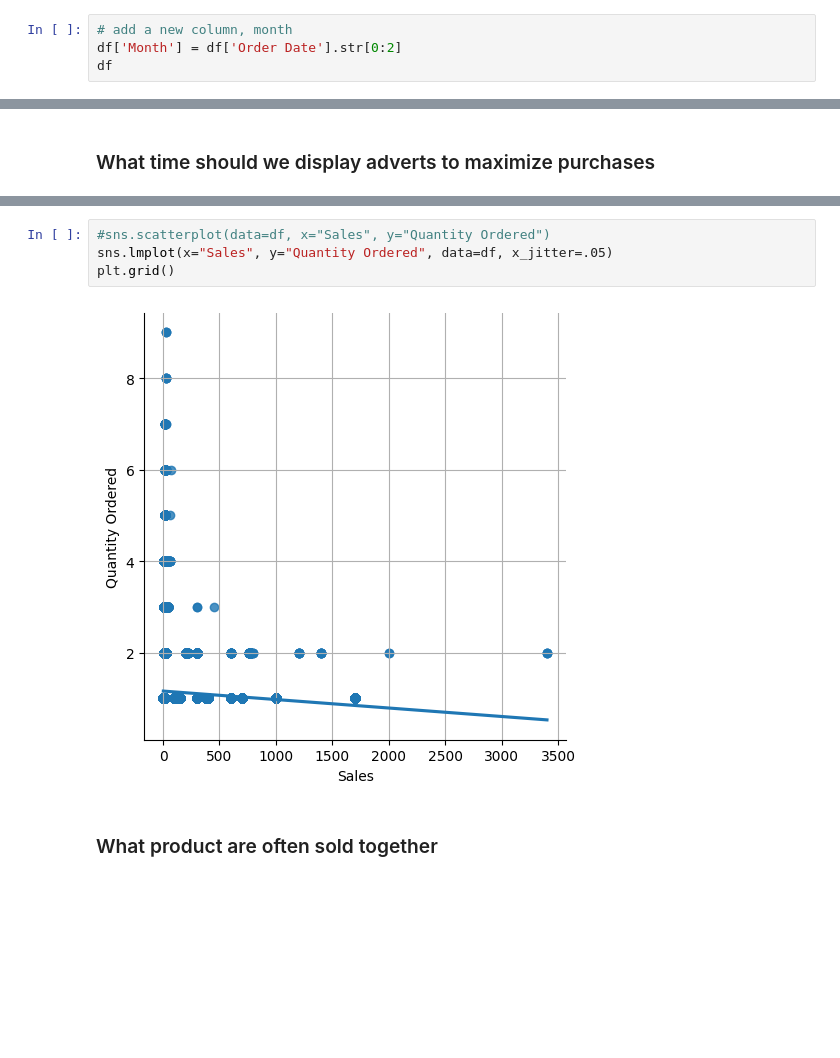
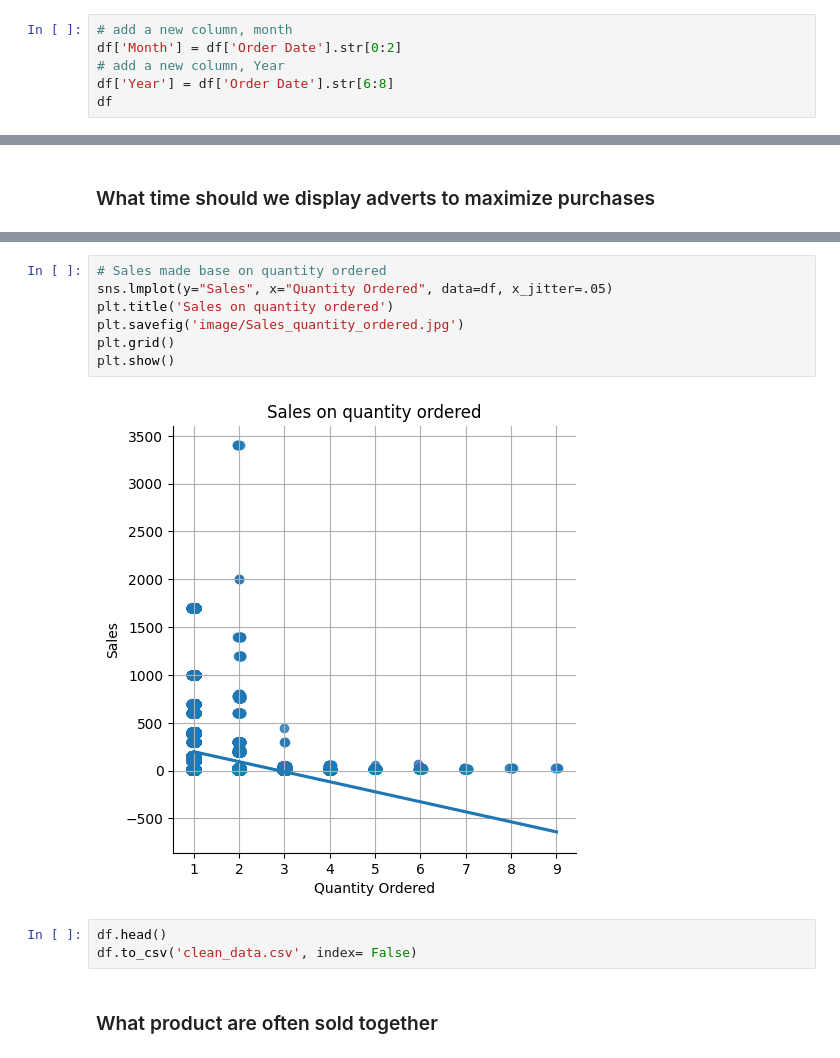
Before and after one commit to tsbarry/Sales_data, a Jupyter notebook: sales_data.ipynb, the cells around one changed output, grey strips where cells are left out. Saved outputs shown, nothing was run; the diff lists cells and outputs as text; blank space fills up the shorter version.

Commit message:
Sales_data

```diff
--- a/sales_data.ipynb
+++ b/sales_data.ipynb
@@ -75,5 +78,7 @@ memory usage: 8.6+ MB
 # %%
 # add a new column, month
 df['Month'] = df['Order Date'].str[0:2]
+# add a new column, Year
+df['Year'] = df['Order Date'].str[6:8]
 df
 # %% [output]
@@ -287,9 +310,15 @@ plt.show()
 # %%
-#sns.scatterplot(data=df, x="Sales", y="Quantity Ordered")
-sns.lmplot(x="Sales", y="Quantity Ordered", data=df, x_jitter=.05)
+# Sales made base on quantity ordered
+sns.lmplot(y="Sales", x="Quantity Ordered", data=df, x_jitter=.05)
+plt.title('Sales on quantity ordered')
+plt.savefig('image/Sales_quantity_ordered.jpg')
 plt.grid()
+plt.show()
 # %% [output]
-[figure, old version]
+[figure, new version]
+# %%
+df.head()
+df.to_csv('clean_data.csv', index= False)
 # %% [markdown]
 ### What product are often sold together
 # %%
```
Also changed, not shown: parts of 27 cells of this notebook, 12 other files.
